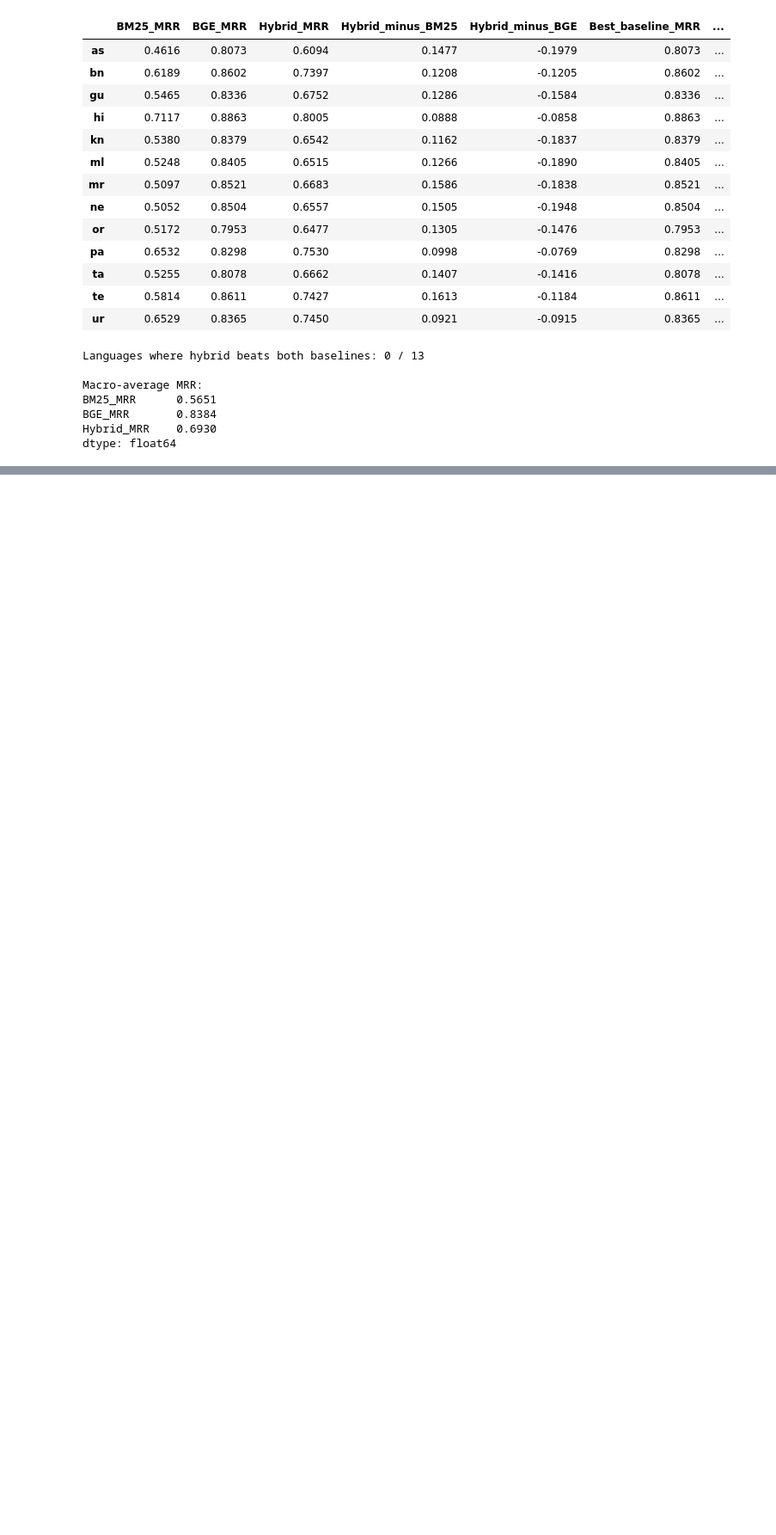
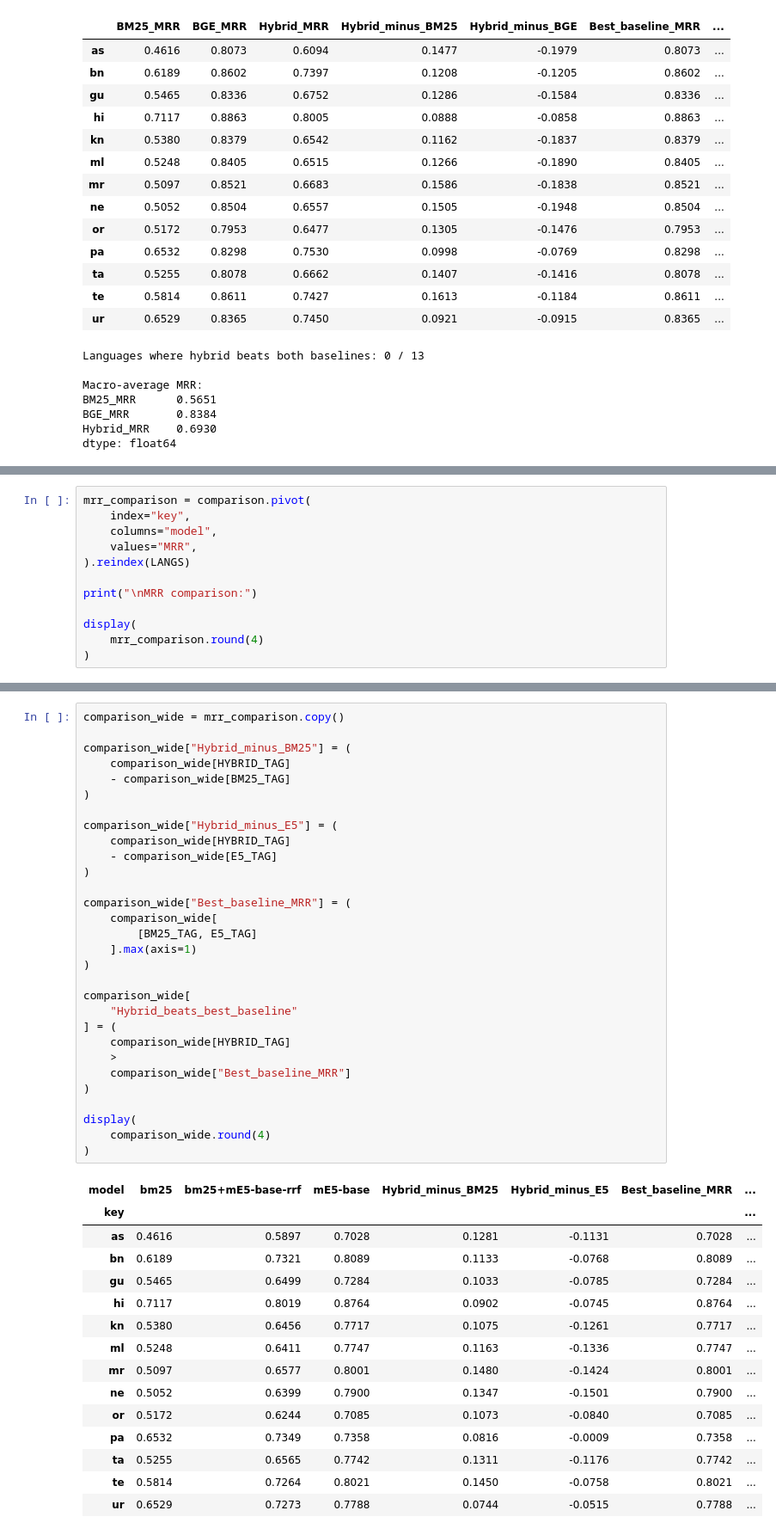
Before and after one commit to iamsan06/multilingual_rag, a Jupyter notebook: baseline/hybrid_rrf.ipynb, the cells around one changed output, grey strips where cells are left out. Shown at 86% size. Saved outputs shown, nothing was run; the diff lists cells and outputs as text; blank space fills up the shorter version.

```diff
--- a/baseline/hybrid_rrf.ipynb
+++ b/baseline/hybrid_rrf.ipynb
@@ -597,0 +1367,12 @@ dtype: float64
+# %%
+mrr_comparison = comparison.pivot(
+    index="key",
+    columns="model",
+    values="MRR",
+).reindex(LANGS)
+
+print("\nMRR comparison:")
+
+display(
+    mrr_comparison.round(4)
+)
@@ -597,0 +1425,46 @@ dtype: float64
+# %%
+comparison_wide = mrr_comparison.copy()
+
+comparison_wide["Hybrid_minus_BM25"] = (
+    comparison_wide[HYBRID_TAG]
+    - comparison_wide[BM25_TAG]
+)
+
+comparison_wide["Hybrid_minus_E5"] = (
+    comparison_wide[HYBRID_TAG]
+    - comparison_wide[E5_TAG]
+)
+
+comparison_wide["Best_baseline_MRR"] = (
+    comparison_wide[
+        [BM25_TAG, E5_TAG]
+    ].max(axis=1)
+)
+
+comparison_wide[
+    "Hybrid_beats_best_baseline"
+] = (
+    comparison_wide[HYBRID_TAG]
+    >
+    comparison_wide["Best_baseline_MRR"]
+)
+
+display(
+    comparison_wide.round(4)
+)
+# %% [output]
+| model | bm25 | bm25+mE5-base-rrf | mE5-base | Hybrid_minus_BM25 | Hybrid_minus_E5 | Best_baseline_MRR | ... |
+| key |  |  |  |  |  |  | ... |
+| as | 0.4616 | 0.5897 | 0.7028 | 0.1281 | -0.1131 | 0.7028 | ... |
+| bn | 0.6189 | 0.7321 | 0.8089 | 0.1133 | -0.0768 | 0.8089 | ... |
+| gu | 0.5465 | 0.6499 | 0.7284 | 0.1033 | -0.0785 | 0.7284 | ... |
+| hi | 0.7117 | 0.8019 | 0.8764 | 0.0902 | -0.0745 | 0.8764 | ... |
+| kn | 0.5380 | 0.6456 | 0.7717 | 0.1075 | -0.1261 | 0.7717 | ... |
+| ml | 0.5248 | 0.6411 | 0.7747 | 0.1163 | -0.1336 | 0.7747 | ... |
+| mr | 0.5097 | 0.6577 | 0.8001 | 0.1480 | -0.1424 | 0.8001 | ... |
+| ne | 0.5052 | 0.6399 | 0.7900 | 0.1347 | -0.1501 | 0.7900 | ... |
+| or | 0.5172 | 0.6244 | 0.7085 | 0.1073 | -0.0840 | 0.7085 | ... |
+| pa | 0.6532 | 0.7349 | 0.7358 | 0.0816 | -0.0009 | 0.7358 | ... |
+| ta | 0.5255 | 0.6565 | 0.7742 | 0.1311 | -0.1176 | 0.7742 | ... |
+| te | 0.5814 | 0.7264 | 0.8021 | 0.1450 | -0.0758 | 0.8021 | ... |
+| ur | 0.6529 | 0.7273 | 0.7788 | 0.0744 | -0.0515 | 0.7788 | ... |
```
Also changed, not shown: parts of 19 cells of this notebook, 1 other file.
